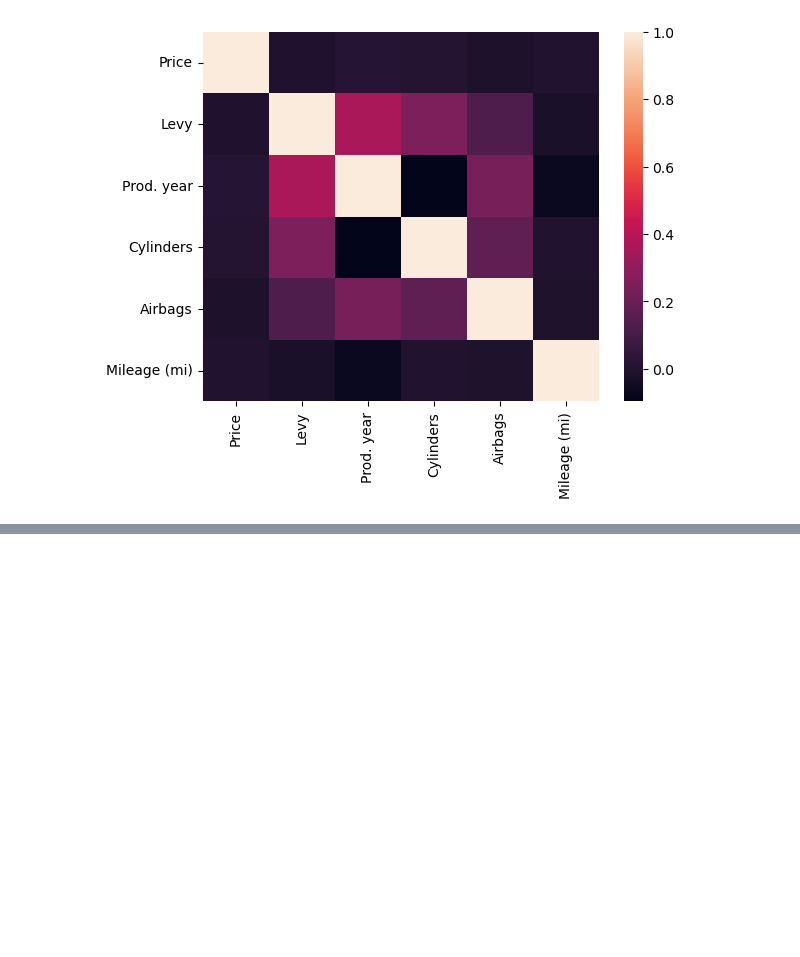
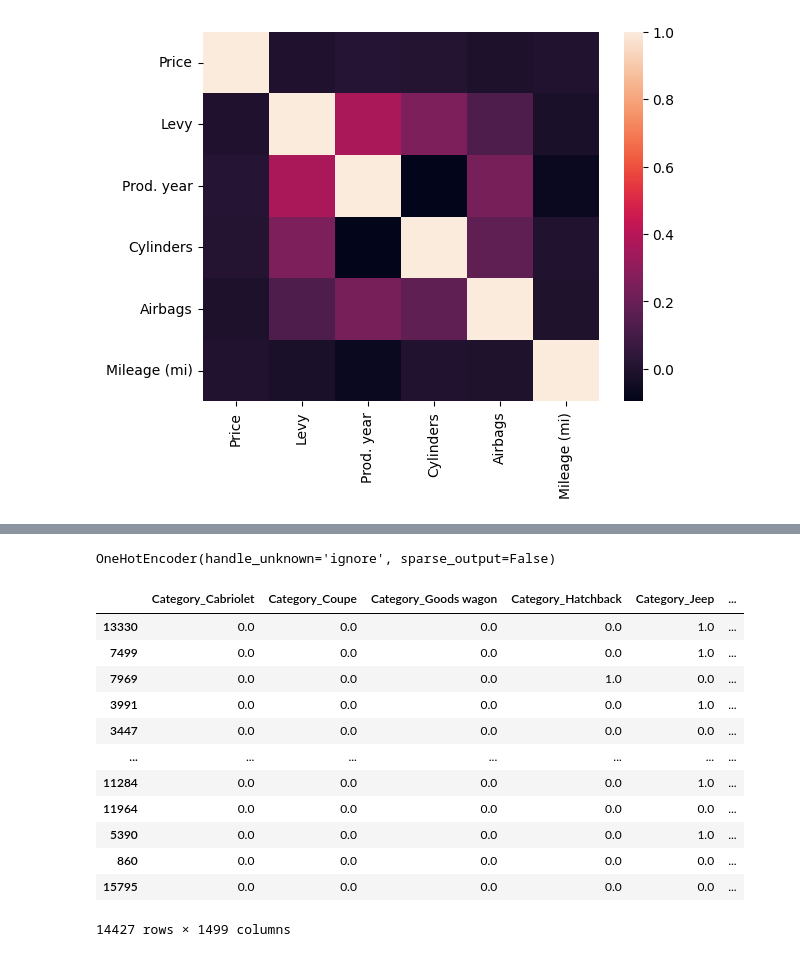
Before and after one commit to lordegraves/predictingCarPrices, a Jupyter notebook: main.ipynb, the cells around one changed output, grey strips where cells are left out. Cells and saved outputs as stored; diff of their text form; code cells hidden in the pictures; blank space fills up the shorter version.

Commit message:
Encoded Data, ran train_test_split

```diff
--- a/main.ipynb
+++ b/main.ipynb
@@ -111,3 +116,13 @@ sns.heatmap(corr_matrix)
 # %% [output]
 <Axes: >
 [figure]
+# %%
+# Strip 'Price' column out for 'X'
+X = car_df.drop(columns='Price')
+
+# Set y to 'Price' column
+y = car_df['Price']
+
+# Split the data into training and testing sets
+X_train, X_test, y_train, y_test = train_test_split(X, y, random_state=42)
+X_train.describe()
@@ -113,0 +163,40 @@ sns.heatmap(corr_matrix)
+# %%
+# Create an instance of OneHotEncoder()
+ohe = OneHotEncoder(handle_unknown='ignore', sparse_output=False)
+ohe.set_output(transform="pandas")
+
+# Create a variable containing all columns to encode
+columns_to_encode = ['Category',
+                'Leather interior',
+                'Fuel type',
+                'Engine volume',
+                'Gear box type',
+                'Drive wheels',
+                'Make model',
+                'Color']
+
+# Fit the encoder to the data
+ohe.fit(X_train[columns_to_encode])
+# %% [output]
+OneHotEncoder(handle_unknown='ignore', sparse_output=False)
+# %%
+# Transform the data
+X_train_ohe = ohe.transform(X_train[columns_to_encode])
+X_test_ohe = ohe.transform(X_test[columns_to_encode])
+
+# Show output for X_train
+X_train_ohe
+# %% [output]
+|  | Category_Cabriolet | Category_Coupe | Category_Goods wagon | Category_Hatchback | Category_Jeep | ... |
+| 13330 | 0.0 | 0.0 | 0.0 | 0.0 | 1.0 | ... |
+| 7499 | 0.0 | 0.0 | 0.0 | 0.0 | 1.0 | ... |
+| 7969 | 0.0 | 0.0 | 0.0 | 1.0 | 0.0 | ... |
+| 3991 | 0.0 | 0.0 | 0.0 | 0.0 | 1.0 | ... |
+| 3447 | 0.0 | 0.0 | 0.0 | 0.0 | 0.0 | ... |
+| ... | ... | ... | ... | ... | ... | ... |
+| 11284 | 0.0 | 0.0 | 0.0 | 0.0 | 1.0 | ... |
+| 11964 | 0.0 | 0.0 | 0.0 | 0.0 | 0.0 | ... |
+| 5390 | 0.0 | 0.0 | 0.0 | 0.0 | 1.0 | ... |
+| 860 | 0.0 | 0.0 | 0.0 | 0.0 | 0.0 | ... |
+| 15795 | 0.0 | 0.0 | 0.0 | 0.0 | 0.0 | ... |
+14427 rows × 1499 columns
```
Also changed, not shown: parts of 6 cells of this notebook.
